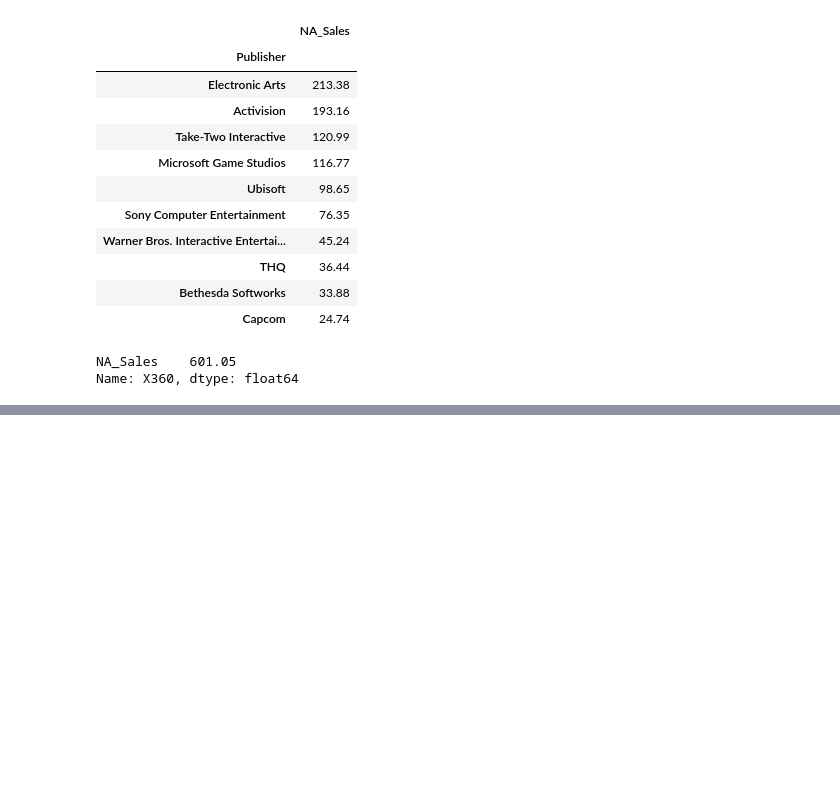
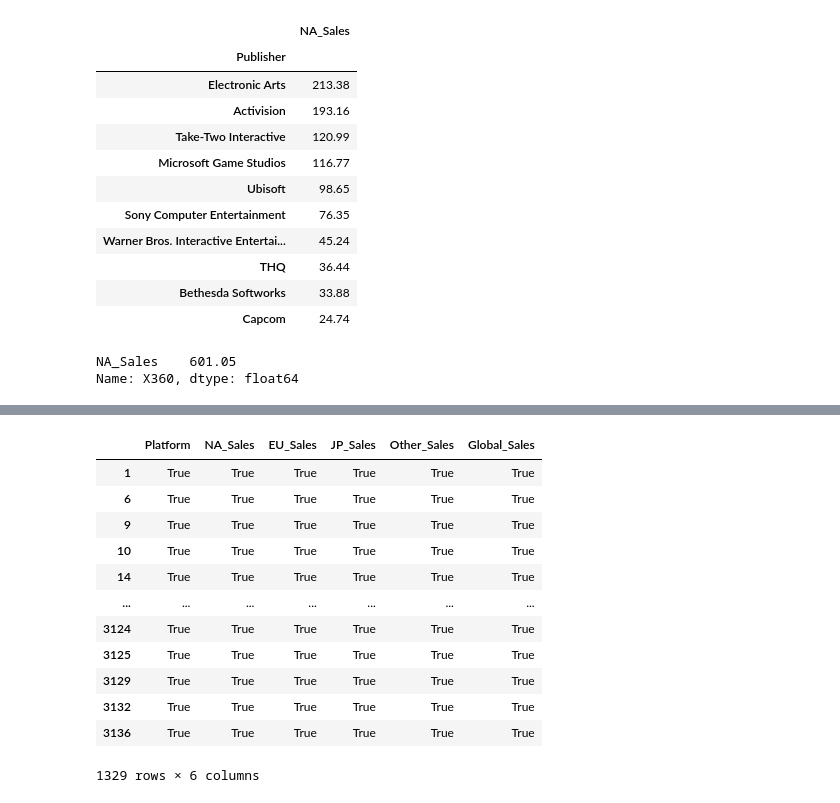
Before and after one commit to TomaszBury/The-ultimate-pandas-bootcamp-advanced-python-data-analysis, a Jupyter notebook: section_08/groupby_and_aggregates.ipynb, the cells around one changed output, grey strips where cells are left out. Drawn from its saved outputs; the diff is of its cells as text; code cells hidden in the pictures; blank space fills up the shorter version.

```diff
--- a/section_08/groupby_and_aggregates.ipynb
+++ b/section_08/groupby_and_aggregates.ipynb
@@ -722,0 +888,16 @@ Name: X360, dtype: float64
+# %%
+sales.groupby('Platform').get_group('PS3').isin( dict(iter(sales.groupby('Platform')))['PS3'])
+# %% [output]
+|  | Platform | NA_Sales | EU_Sales | JP_Sales | Other_Sales | Global_Sales |
+| 1 | True | True | True | True | True | True |
+| 6 | True | True | True | True | True | True |
+| 9 | True | True | True | True | True | True |
+| 10 | True | True | True | True | True | True |
+| 14 | True | True | True | True | True | True |
+| ... | ... | ... | ... | ... | ... | ... |
+| 3124 | True | True | True | True | True | True |
+| 3125 | True | True | True | True | True | True |
+| 3129 | True | True | True | True | True | True |
+| 3132 | True | True | True | True | True | True |
+| 3136 | True | True | True | True | True | True |
+1329 rows × 6 columns
```
Also changed, not shown: parts of 33 cells of this notebook, 1 other file.
